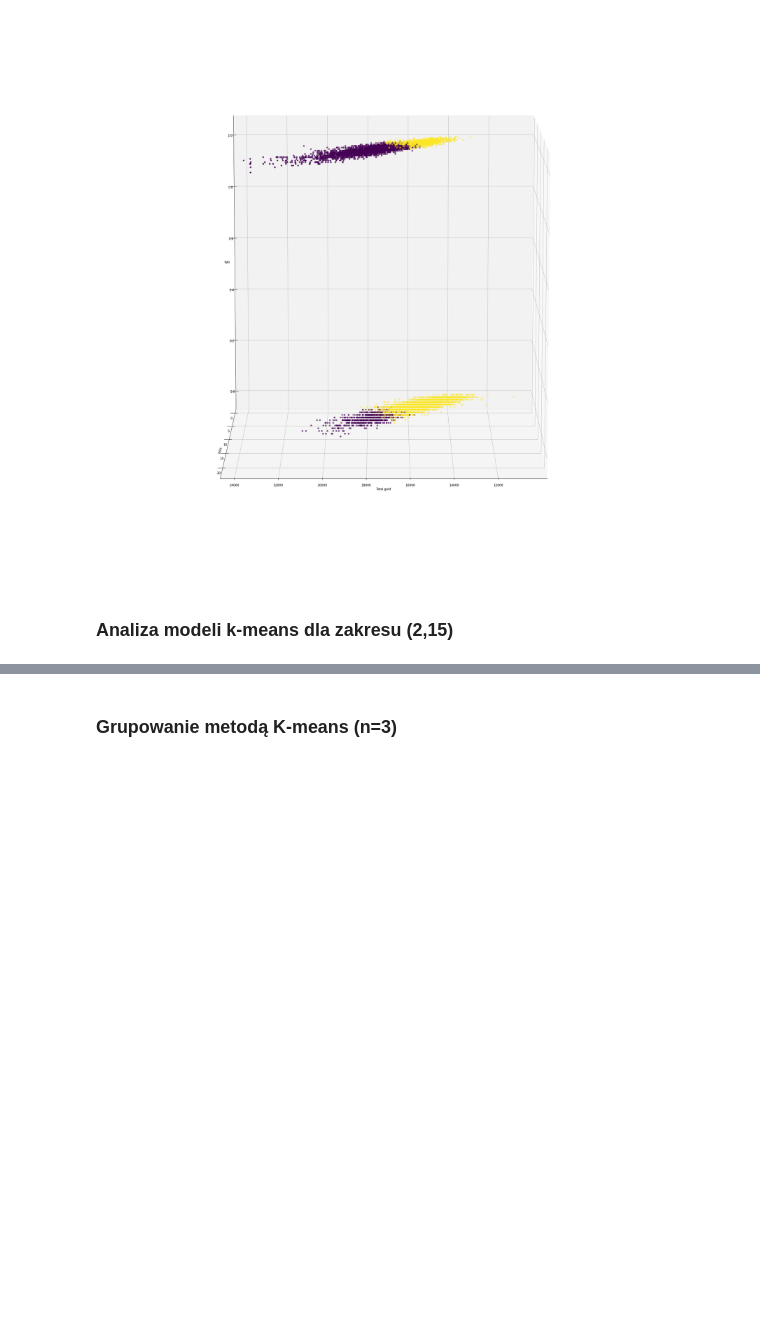
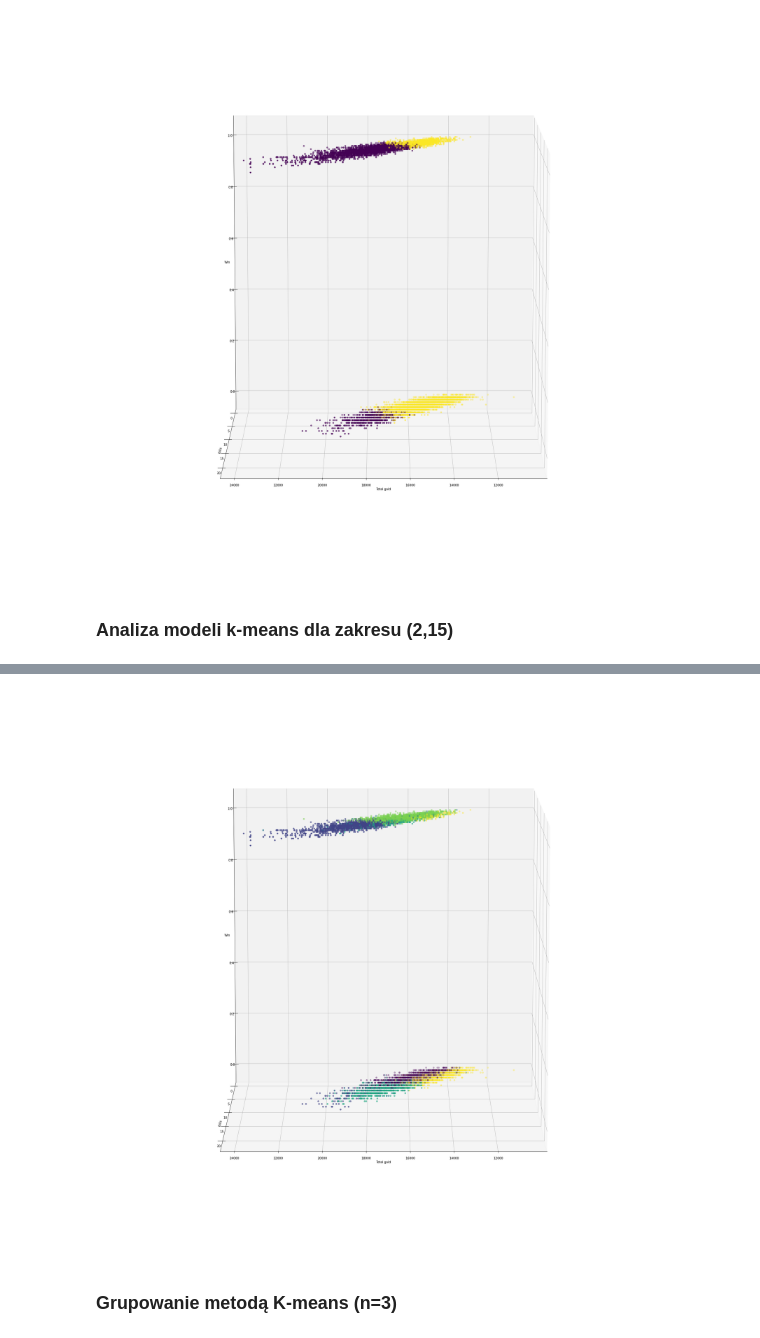
Before and after one commit to srokowskip/sad, a Jupyter notebook: high_diamond_ranked.ipynb, the cells around one changed output, grey strips where cells are left out. Saved outputs shown, nothing was run; the diff lists cells and outputs as text; code cells hidden in the pictures; blank space fills up the shorter version.

Commit message:
6 clusters

```diff
--- a/high_diamond_ranked.ipynb
+++ b/high_diamond_ranked.ipynb
@@ -220,0 +230,3 @@ plt.ylabel('Inertia')
+# %%
+km = KMeans(n_clusters=6)
+km.fit(rankeds_standarized)
@@ -221,3 +247,16 @@ plt.ylabel('Inertia')
+# %%
+from mpl_toolkits.mplot3d import Axes3D
+
+fig = plt.figure(figsize=(25,25))
+ax = Axes3D(fig)
+ax.scatter(rankeds['blueTotalGold'], rankeds['blueKills'], rankeds['blueWins'], c=km.labels_)
+ax.set_xlabel('Total gold')
+ax.set_ylabel('Kills')
+ax.set_zlabel('Win')
+ax.view_init(10, 90)
+plt.show()
+# %% [output]
+[figure, added]
 # %% [markdown]
 ### Grupowanie metodą K-means (n=3)
 # %%
```
Also changed, not shown: parts of 5 cells of this notebook.
